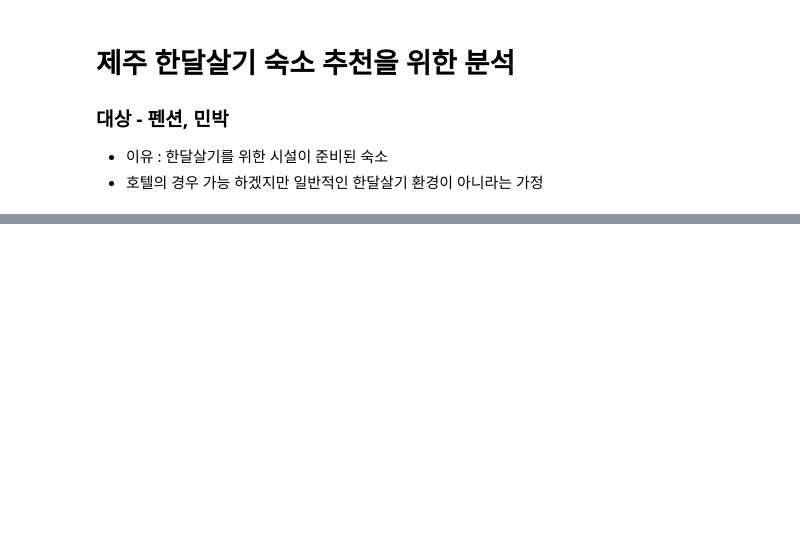
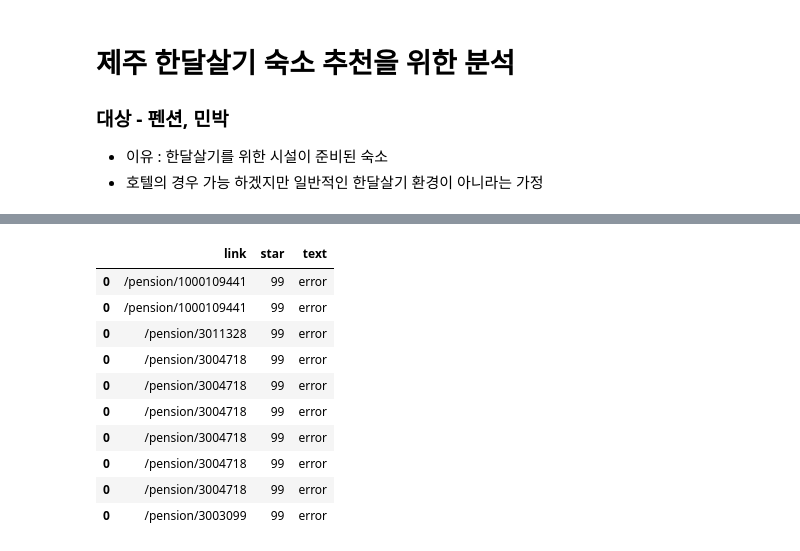
Before and after one commit to dothouse/practice, a Jupyter notebook: yanolja.ipynb, the cells around one changed output, grey strips where cells are left out. Drawn from its saved outputs; the diff is of its cells as text; code cells hidden in the pictures; blank space fills up the shorter version.

```diff
--- a/yanolja.ipynb
+++ b/yanolja.ipynb
@@ -246,0 +301,14 @@ len(temp_stage2)
+# %%
+temp_stage2[temp_stage2['text'] == 'error']
+# %% [output]
+|  | link | star | text |
+| 0 | /pension/1000109441 | 99 | error |
+| 0 | /pension/1000109441 | 99 | error |
+| 0 | /pension/3011328 | 99 | error |
+| 0 | /pension/3004718 | 99 | error |
+| 0 | /pension/3004718 | 99 | error |
+| 0 | /pension/3004718 | 99 | error |
+| 0 | /pension/3004718 | 99 | error |
+| 0 | /pension/3004718 | 99 | error |
+| 0 | /pension/3004718 | 99 | error |
+| 0 | /pension/3003099 | 99 | error |
```
Also changed, not shown: parts of 10 cells of this notebook, 3 other files.
